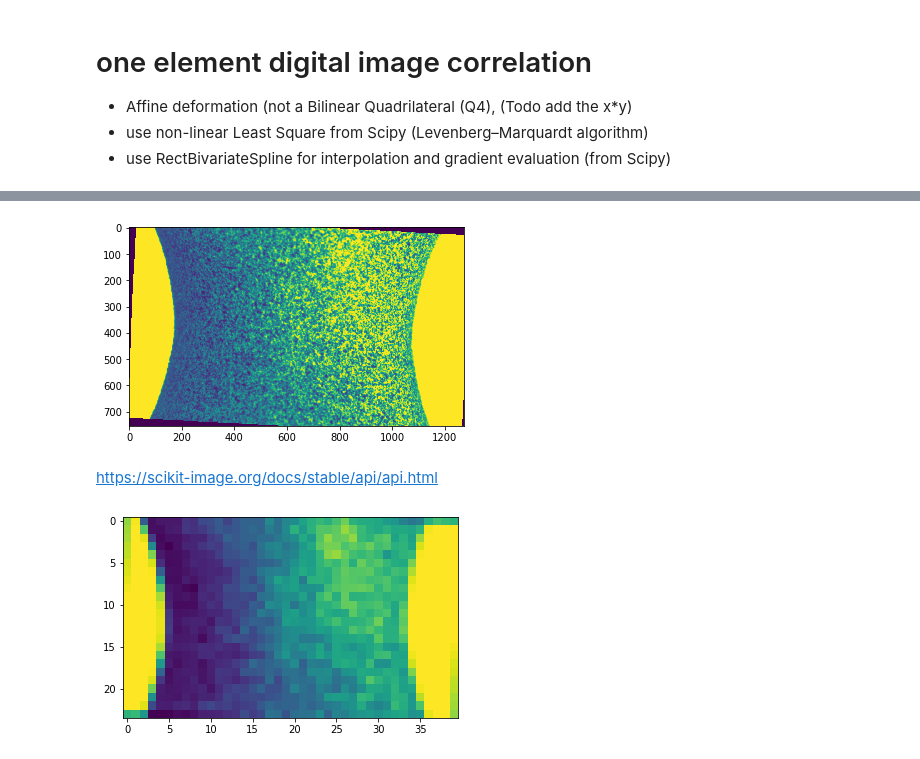
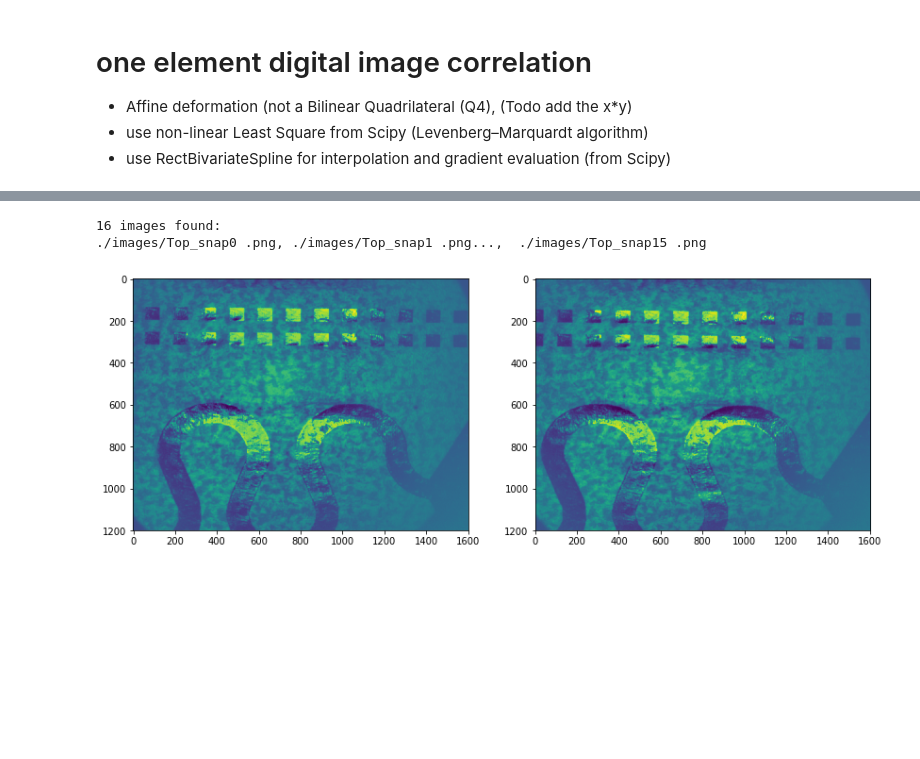
Before and after one commit to xdze2/CuNb, a Jupyter notebook: DIC/oneEltDIC_v2.ipynb, the cells around one changed output, grey strips where cells are left out. Saved outputs shown, nothing was run; the diff lists cells and outputs as text; code cells hidden in the pictures; blank space fills up the shorter version.

```diff
--- a/DIC/oneEltDIC_v2.ipynb
+++ b/DIC/oneEltDIC_v2.ipynb
@@ -35,6 +30,0 @@ images = load_from_dir(path, fileext='.png')
-# %%
-plt.imshow(images[1]);
-# %% [output]
-[figure, removed]
-# %% [markdown]
-https://scikit-image.org/docs/stable/api/api.html
@@ -46,12 +31,47 @@ from scipy.optimize import least_squares
+# %%
+def flatten_and_norm(I):
+    """Remove thrid order polynomial from image"""
+    xi_span = np.arange(I.shape[1], dtype=np.float64)
+    yi_span = np.arange(I.shape[0], dtype=np.float64)
+
+    xi_grid, yi_grid = np.meshgrid(xi_span, yi_span)
+    xi_grid_flatten, yi_grid_flatten = xi_grid.flatten(), yi_grid.flatten()
+    I_flatten = I.flatten()
+
+    M = np.vstack([np.ones_like(xi_grid_flatten),
+                   yi_grid_flatten, xi_grid_flatten,
+                   xi_grid_flatten**2, yi_grid_flatten**2,
+                   xi_grid_flatten*yi_grid_flatten,
+                   xi_grid_flatten**3, yi_grid_flatten**3]).T
+
+    coeffs, residuals, _, _ = np.linalg.lstsq(M, I_flatten, rcond=None)
+
+    background = np.matmul(M, coeffs).reshape(I.shape)
+    I = I - background
+    return I/I.std()
+
+def smooth_and_norm(I):
+    background = gaussian_filter(I, 200)
+    I = I - background
+    return I/I.std()
+# %%
+# load the images
+path = "./images/"
+images = load_from_dir(path, fileext='.png')
+images = [I.mean(axis=2) if I.ndim==3 else I for I in images] # convert to grayscale if needed
+
+images = [smooth_and_norm(I)for I in images]
+# %% [output]
+16 images found:
+./images/Top_snap0 .png, ./images/Top_snap1 .png...,  ./images/Top_snap15 .png
 # %%
 # Select the two images
-I, J = images[0], images[2]
+I, J = images[1], images[2]
+
+# Graph
+fig, (ax1, ax2) = plt.subplots(1, 2, figsize=(14, 5))
+ax1.imshow(I, cmap='viridis');
+ax2.imshow(J, cmap='viridis');
+# %% [output]
+[figure, added]
-# %%
-# test down scaling
-downscale_factor = 16*2
-I_coarse = pyramid_reduce(I, downscale_factor)
-
-plt.imshow(I_coarse);
-# %% [output]
-[figure, removed]
 # %%
```
Also changed, not shown: parts of 13 cells of this notebook.
